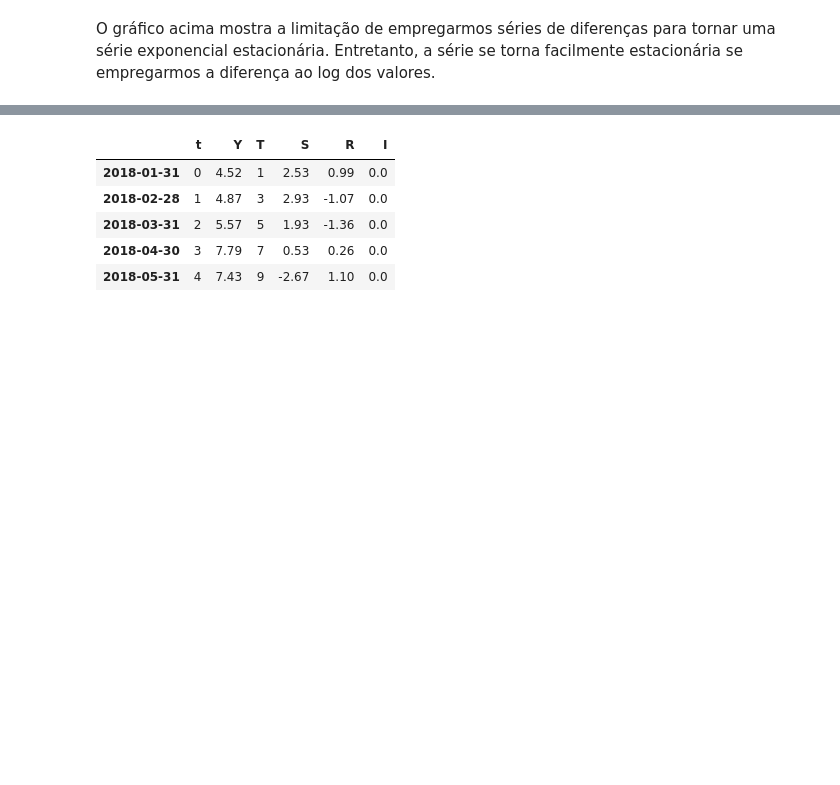
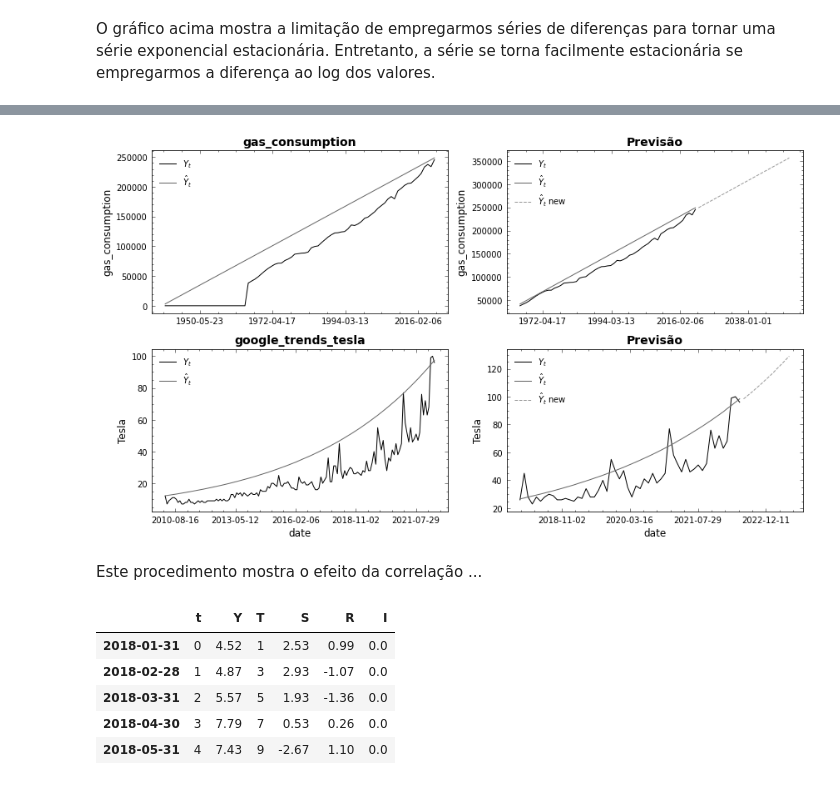
Before and after one commit to Rogerio-mack/Temporal, a Jupyter notebook: cap1_IntrodTimeSeries.ipynb, the cells around one changed output, grey strips where cells are left out. Drawn from its saved outputs; the diff is of its cells as text; code cells hidden in the pictures; blank space fills up the shorter version.

```diff
--- a/cap1_IntrodTimeSeries.ipynb
+++ b/cap1_IntrodTimeSeries.ipynb
@@ -613,3 +695,78 @@ O gráfico acima mostra a limitação de empregarmos séries de diferenças para
+# %%
+fname = 'gas_consumption.csv'
+df = pd.read_csv(path + fname,index_col=0,parse_dates=True)
+
+df['dY_t'] = df['gas_consumption'].diff()
+df['Y_hat'] = df['dY_t'].mean()
+df['Y_hat'] = df['Y_hat'].cumsum() + df[ df.index == df.index.min() ]['gas_consumption'].values
+# display(df.head())
+
+fig, ax = plt.subplots(2,2,figsize=(12,7))
+
+sns.lineplot(x=df.index, y=df['gas_consumption'], ax=ax[0,0], label='$Y_t$')
+sns.lineplot(x=df.index, y=df['Y_hat'], ax=ax[0,0], label='$\hat{Y}_t$')
+ax[0,0].set_title(fname.split('.csv')[0])
+ax[0,0].xaxis.set_major_locator(ticker.MaxNLocator(5))
+
+df = pd.read_csv(path + fname,index_col=0,parse_dates=True)
+df = df[ df.index.year >= 1965 ]
+df['dY_t'] = df['gas_consumption'].diff()
+df['Y_hat'] = df['dY_t'].mean()
+df['Y_hat'] = df['Y_hat'].cumsum() + df[ df.index == df.index.min() ]['gas_consumption'].values
+
+forecast = pd.DataFrame()
+forecast.index = pd.date_range(start=df.index.max(), periods=30, freq='Y')
+forecast['Y_hat'] = df['dY_t'].mean()
+forecast['Y_hat'] = forecast['Y_hat'].cumsum()
+forecast['Y_hat'] = forecast['Y_hat'] + df[ df.index == df.index.max() ]['gas_consumption'].values
+# display(forecast.head())
+
+sns.lineplot(x=df.index, y=df['gas_consumption'], ax=ax[0,1], label='$Y_t$')
+sns.lineplot(x=df.index, y=df['Y_hat'], ax=ax[0,1], label='$\hat{Y}_t$')
+sns.lineplot(x=forecast.index, y=forecast['Y_hat'], ax=ax[0,1], label='$\hat{Y}_t$ new', linestyle='dashed')
+ax[0,1].set_title('Previsão')
+ax[0,1].xaxis.set_major_locator(ticker.MaxNLocator(5))
+
+fname = 'google_trends_tesla.csv'
+df = pd.read_csv(path + fname,index_col=0,parse_dates=True)
+# display(df.head())
+
+df['dY_t'] = np.log(df['Tesla']).diff()
+df['Y_hat'] = df['dY_t'].mean()
+df['Y_hat'] = df['Y_hat'].cumsum() + np.log( df[ df.index == df.index.min() ]['Tesla'].values )
+df['Y_hat'] = np.exp( df['Y_hat'] )
+
+sns.lineplot(x=df.index, y=df['Tesla'], ax=ax[1,0], label='$Y_t$')
+sns.lineplot(x=df.index, y=df['Y_hat'], ax=ax[1,0], label='$\hat{Y}_t$')
+ax[1,0].set_title(fname.split('.csv')[0])
+ax[1,0].xaxis.set_major_locator(ticker.MaxNLocator(5))
+
+df = pd.read_csv(path + fname,index_col=0,parse_dates=True)
+df = df[ df.index.year >= 2018 ]
+df['dY_t'] = np.log(df['Tesla']).diff()
+df['Y_hat'] = df['dY_t'].mean()
+df['Y_hat'] = df['Y_hat'].cumsum() + np.log( df[ df.index == df.index.min() ]['Tesla'].values )
+df['Y_hat'] = np.exp( df['Y_hat'] )
+
+forecast = pd.DataFrame()
+forecast.index = pd.date_range(start=df.index.max(), periods=12, freq='M')
+forecast['Y_hat'] = df['dY_t'].mean()
+forecast['Y_hat'] = forecast['Y_hat'].cumsum() + np.log( df[ df.index == df.index.max() ]['Tesla'].values )
+forecast['Y_hat'] = np.exp( forecast['Y_hat'] )
+# display(forecast.head())
+
+sns.lineplot(x=df.index, y=df['Tesla'], ax=ax[1,1], label='$Y_t$')
+sns.lineplot(x=df.index, y=df['Y_hat'], ax=ax[1,1], label='$\hat{Y}_t$')
+sns.lineplot(x=forecast.index, y=forecast['Y_hat'], ax=ax[1,1], label='$\hat{Y}_t$ new', linestyle='dashed')
+ax[1,1].set_title('Previsão')
+ax[1,1].xaxis.set_major_locator(ticker.MaxNLocator(5))
+
+plt.tight_layout()
+plt.show()
+# %% [output]
+[figure, added]
+# %% [markdown]
+Este procedimento mostra o efeito da correlação  ...
 # %%
 def ts_generate(start = '1/1/2018',
                 end = '1/2/2022',
```
Also changed, not shown: parts of 10 cells of this notebook.
